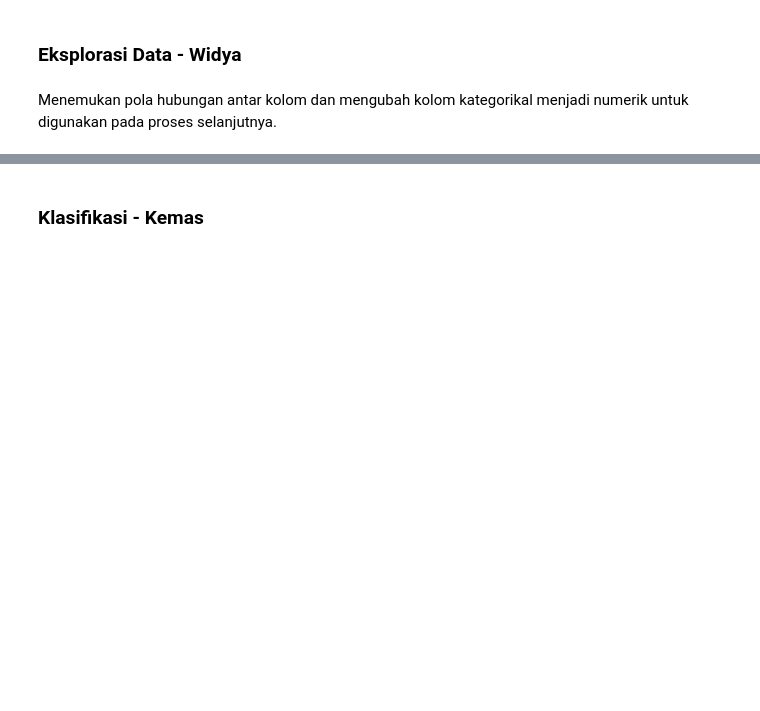
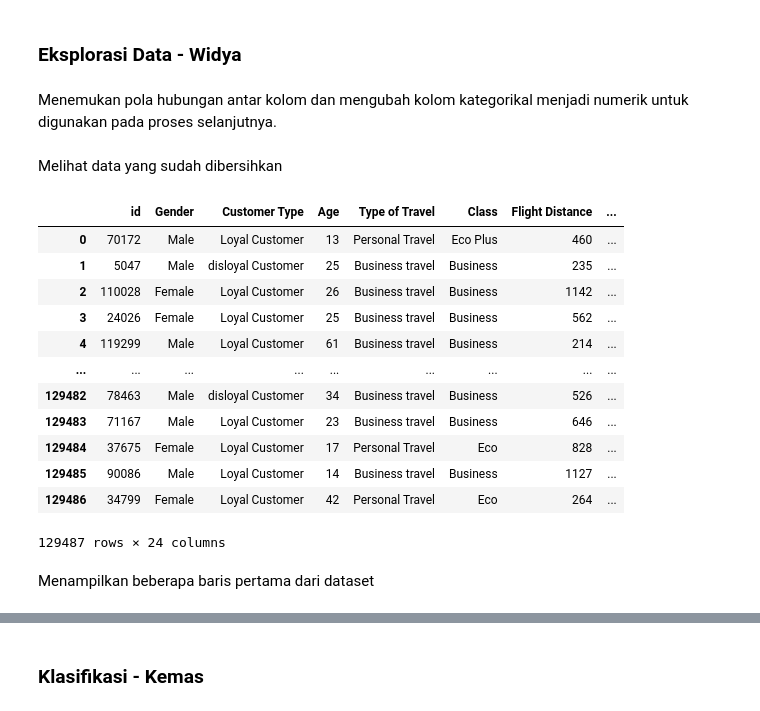
Before and after one commit to Dzoel31/Data-Mining-Classification-Clustering, a Jupyter notebook: Project_UAS_DMDW.ipynb, the cells around one changed output, grey strips where cells are left out. Drawn from its saved outputs; the diff is of its cells as text; code cells hidden in the pictures; blank space fills up the shorter version.

Commit message:
Eksplorasi data

```diff
--- a/Project_UAS_DMDW.ipynb
+++ b/Project_UAS_DMDW.ipynb
@@ -284,3 +295,23 @@ df_merge.to_csv(output_file_path, index=False)
 ### Eksplorasi Data - Widya
 # %% [markdown]
 Menemukan pola hubungan antar kolom dan mengubah kolom kategorikal menjadi numerik untuk digunakan pada proses selanjutnya.
+# %% [markdown]
+Melihat data yang sudah dibersihkan
+# %%
+df_merge
+# %% [output]
+|  | id | Gender | Customer Type | Age | Type of Travel | Class | Flight Distance | ... |
+| 0 | 70172 | Male | Loyal Customer | 13 | Personal Travel | Eco Plus | 460 | ... |
+| 1 | 5047 | Male | disloyal Customer | 25 | Business travel | Business | 235 | ... |
+| 2 | 110028 | Female | Loyal Customer | 26 | Business travel | Business | 1142 | ... |
+| 3 | 24026 | Female | Loyal Customer | 25 | Business travel | Business | 562 | ... |
+| 4 | 119299 | Male | Loyal Customer | 61 | Business travel | Business | 214 | ... |
+| ... | ... | ... | ... | ... | ... | ... | ... | ... |
+| 129482 | 78463 | Male | disloyal Customer | 34 | Business travel | Business | 526 | ... |
+| 129483 | 71167 | Male | Loyal Customer | 23 | Business travel | Business | 646 | ... |
+| 129484 | 37675 | Female | Loyal Customer | 17 | Personal Travel | Eco | 828 | ... |
+| 129485 | 90086 | Male | Loyal Customer | 14 | Business travel | Business | 1127 | ... |
+| 129486 | 34799 | Female | Loyal Customer | 42 | Personal Travel | Eco | 264 | ... |
+129487 rows × 24 columns
+# %% [markdown]
+Menampilkan beberapa baris pertama dari dataset
```
Also changed, not shown: parts of 17 cells of this notebook, 1 other file.
